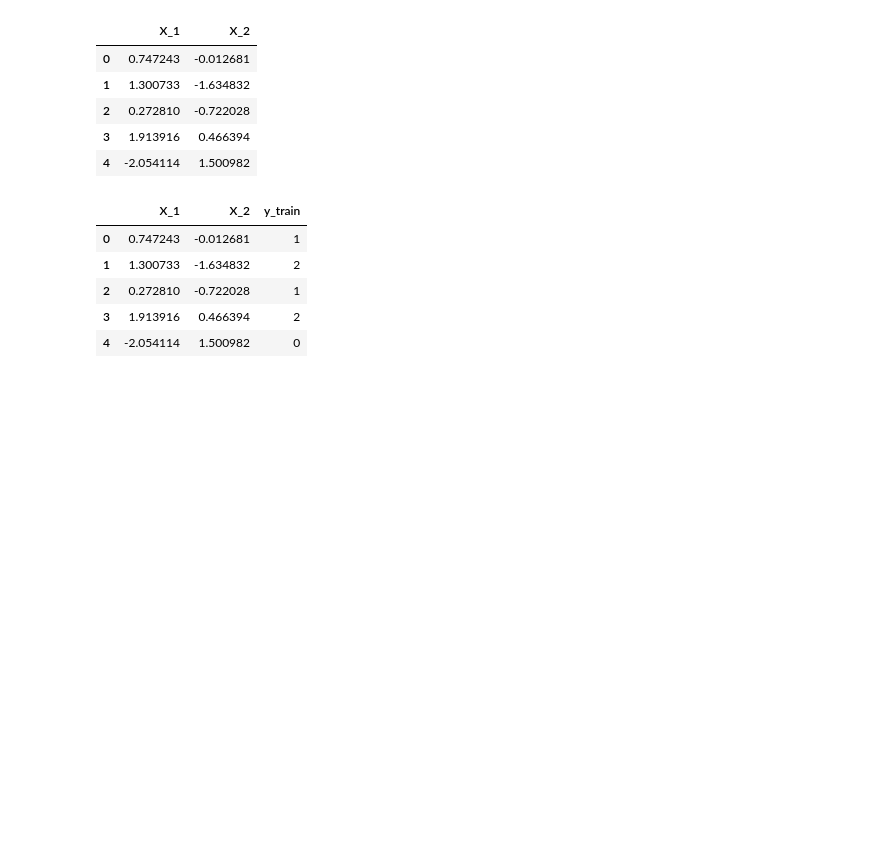
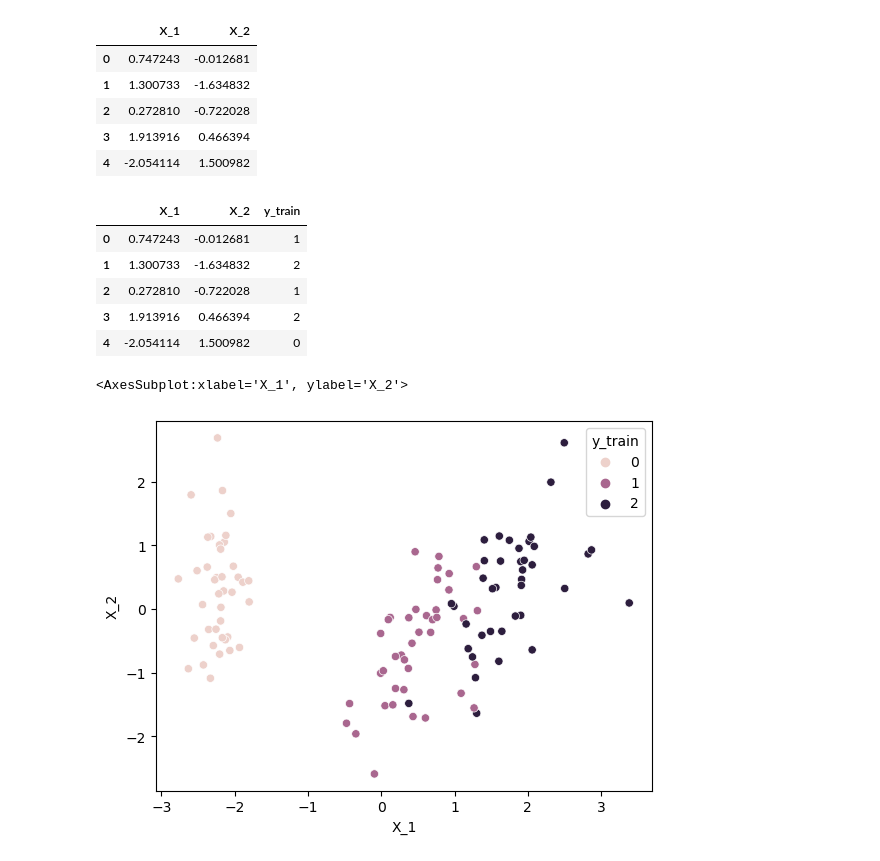
Before and after one commit to seongyonglim/FLY_AI_Practice, a Jupyter notebook: 15_pca_iris.ipynb, the cells around one changed output. Cells and saved outputs as stored; diff of their text form; code cells hidden in the pictures; blank space fills up the shorter version.

```diff
--- a/15_pca_iris.ipynb
+++ b/15_pca_iris.ipynb
@@ -122,4 +125,7 @@ df.head()
 | 3 | 1.913916 | 0.466394 | 2 |
 | 4 | -2.054114 | 1.500982 | 0 |
 # %%
-sns.scatterplot(data=df, x='X_1', y='X_2', hue='y_train'
+sns.scatterplot(data=df, x='X_1', y='X_2', hue='y_train')
+# %% [output]
+<AxesSubplot:xlabel='X_1', ylabel='X_2'>
+[figure, added]
```
Also changed, not shown: parts of 6 cells of this notebook, 7 other files.
